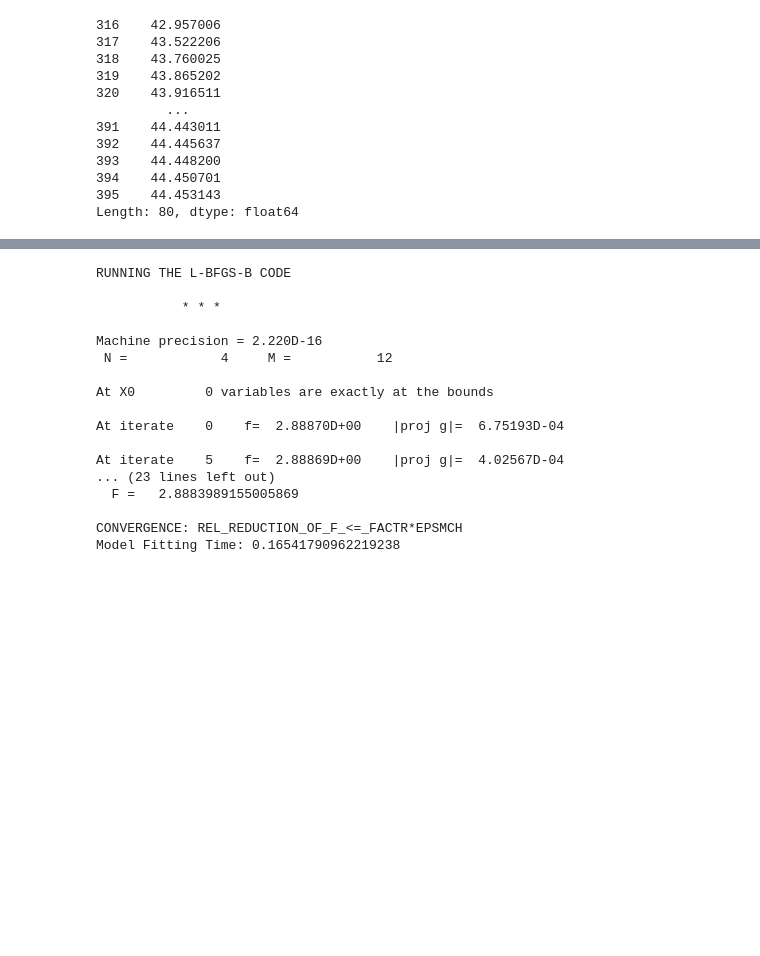
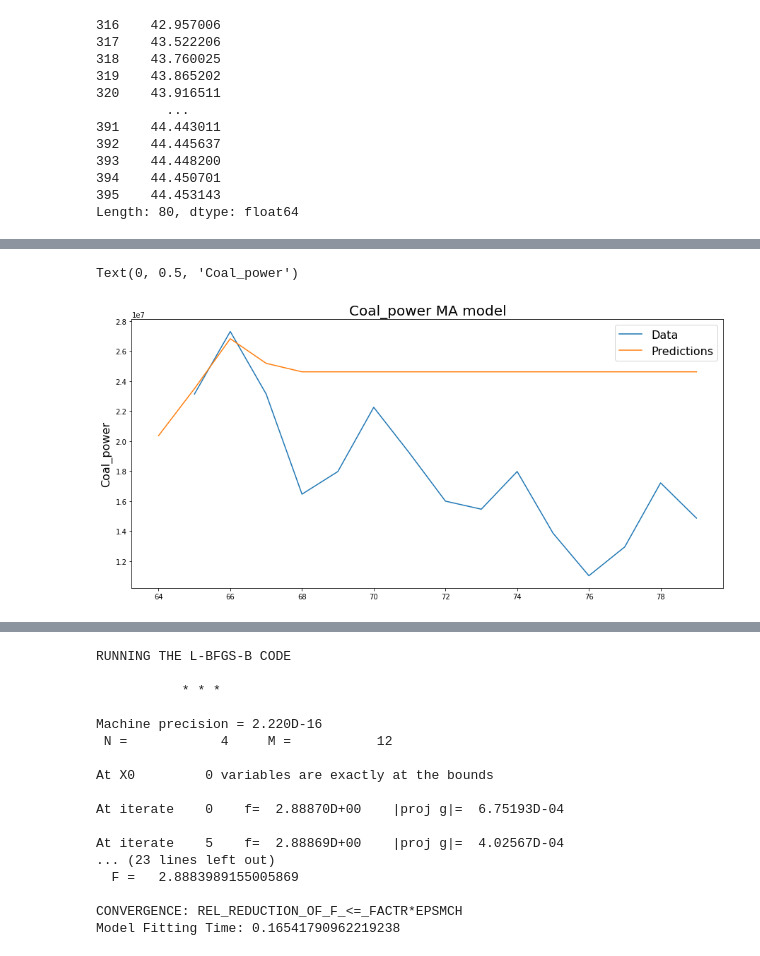
Before and after one commit to garfield-gray/time_series, a Jupyter notebook: main.ipynb, the cells around one changed output, grey strips where cells are left out. Drawn from its saved outputs; the diff is of its cells as text; code cells hidden in the pictures; blank space fills up the shorter version.

```diff
--- a/main.ipynb
+++ b/main.ipynb
@@ -249,2 +296,7 @@ Text(0, 0.5, 'Oil_orice')
 # %%
-model_AR_b = ARMA(b['train'].dropna(), order=(2,1))
+model_MA_c = ARMA(c['train'].dropna(), order=(0,4))
+# %%
+start = time()
+model_MA_c_fit = model_MA_c.fit()
+end = time()
+print('Model Fitting Time:', end - start)
@@ -250,0 +346,13 @@ model_AR_b = ARMA(b['train'].dropna(), order=(2,1))
+# %%
+plt.figure(figsize=(15,7))
+
+plt.plot(c['test'].dropna())
+plt.plot(model_MA_c_fit.predict(start=c['test'].dropna().index[0]-1, end=c['test'].dropna().index[-1]))
+
+plt.legend(('Data', 'Predictions'), fontsize=16)
+
+plt.title('Coal_power MA model', fontsize=20)
+plt.ylabel('Coal_power', fontsize=16)
+# %% [output]
+Text(0, 0.5, 'Coal_power')
+[figure, added]
```
Also changed, not shown: parts of 25 cells of this notebook.
